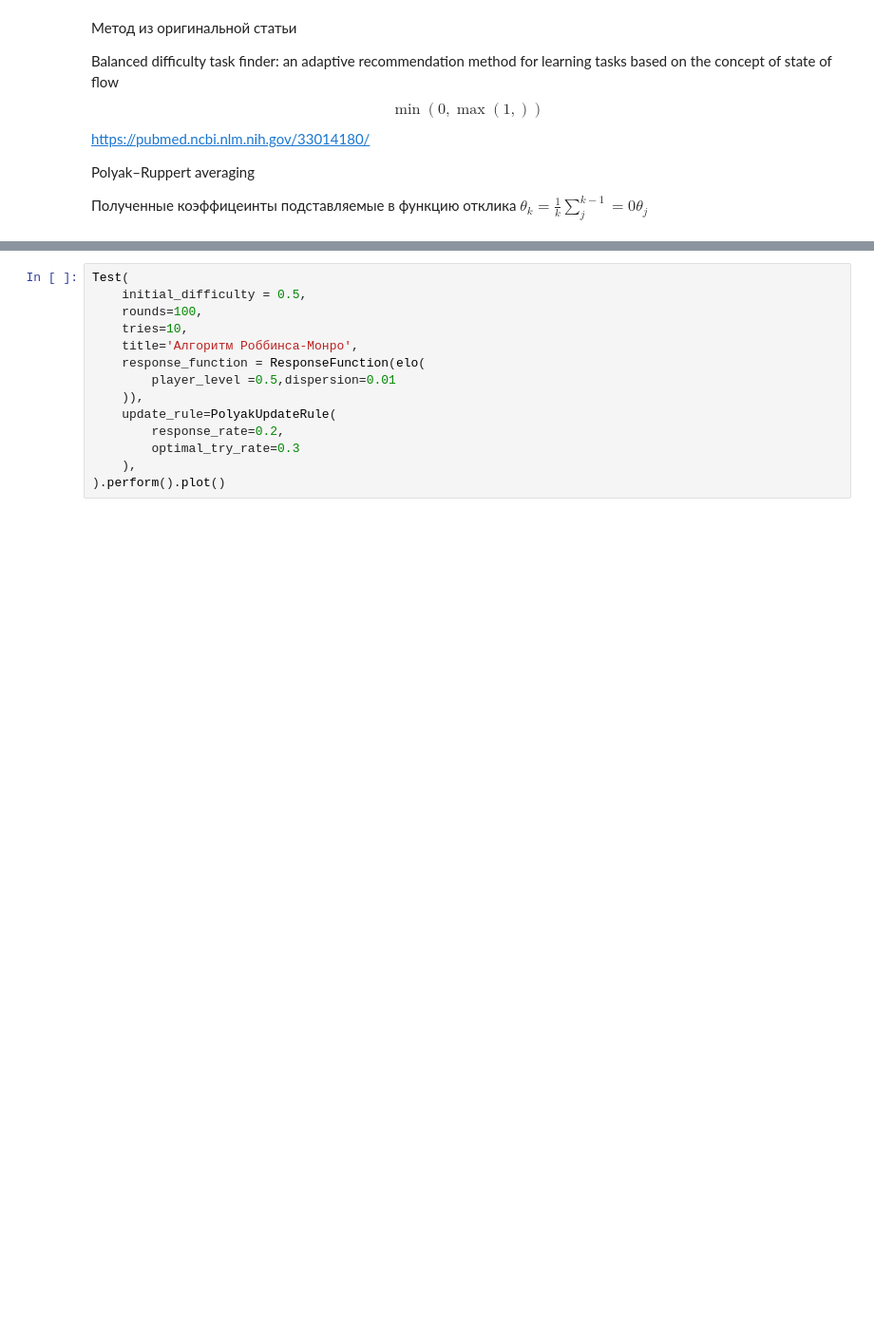
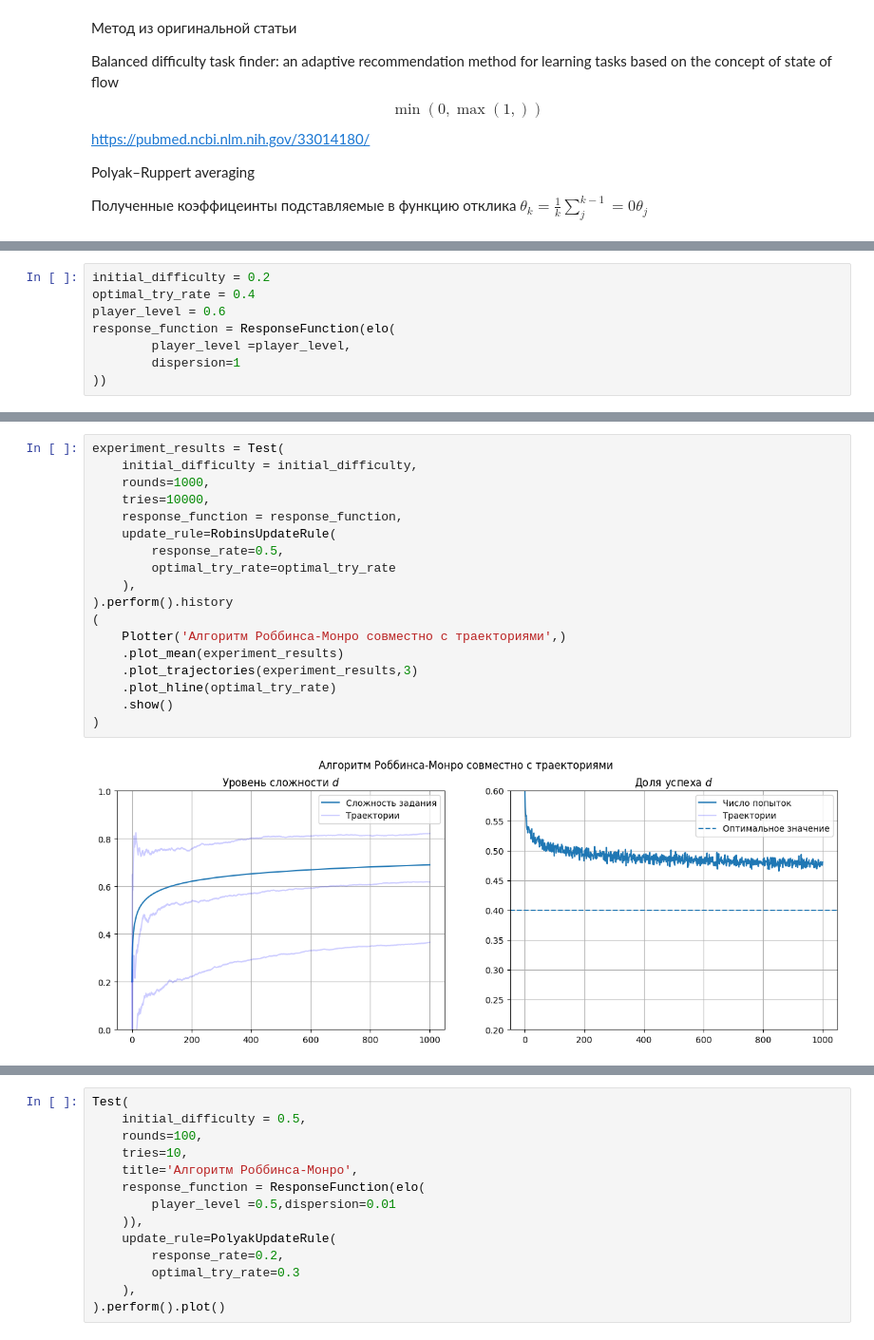
Before and after one commit to NMashalov/EducationGenerativeModelApplication, a Jupyter notebook: experiment/stoch_approx.ipynb, the cells around one changed output, grey strips where cells are left out. Shown at 95% size. Saved outputs shown, nothing was run; the diff lists cells and outputs as text; blank space fills up the shorter version.

```diff
--- a/experiment/stoch_approx.ipynb
+++ b/experiment/stoch_approx.ipynb
@@ -193,0 +308,8 @@ def elo(player_level:float =0.4,dispersion:float=0.2):
+# %%
+initial_difficulty = 0.2
+optimal_try_rate = 0.4
+player_level = 0.6
+response_function = ResponseFunction(elo(
+        player_level =player_level,
+        dispersion=1
+))
@@ -193,0 +335,20 @@ def elo(player_level:float =0.4,dispersion:float=0.2):
+# %%
+experiment_results = Test(
+    initial_difficulty = initial_difficulty,
+    rounds=1000,
+    tries=10000,
+    response_function = response_function,
+    update_rule=RobinsUpdateRule(
+        response_rate=0.5,
+        optimal_try_rate=optimal_try_rate
+    ),
+).perform().history
+(
+    Plotter('Алгоритм Роббинса-Монро cовместно с траекториями',)
+    .plot_mean(experiment_results)
+    .plot_trajectories(experiment_results,3)
+    .plot_hline(optimal_try_rate)
+    .show()
+)
+# %% [output]
+[figure, added]
```
Also changed, not shown: parts of 17 cells of this notebook, 12 other files.
